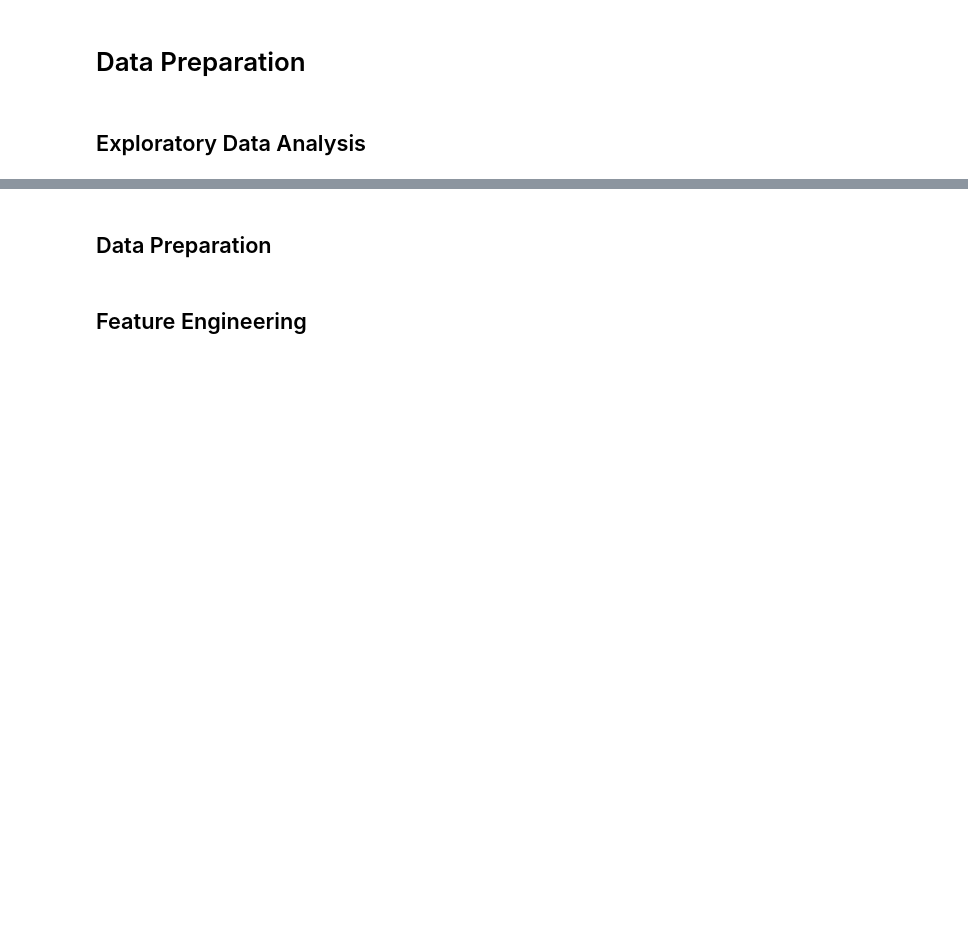
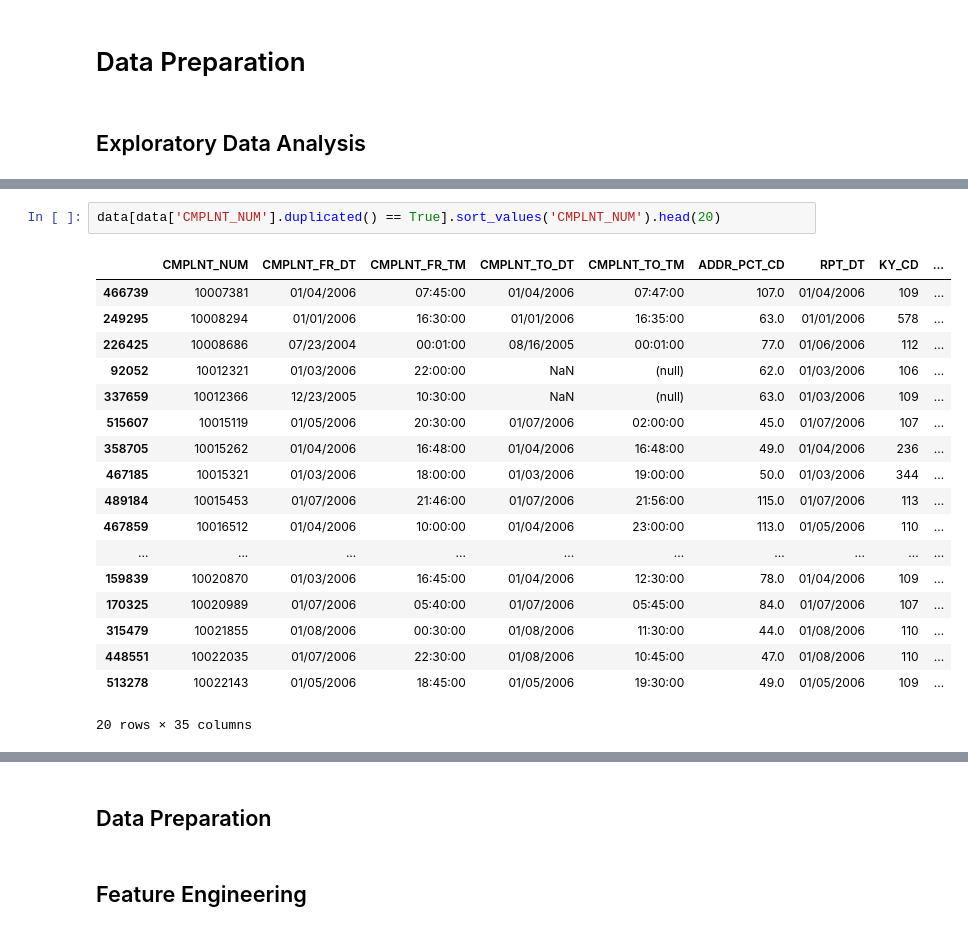
Before and after one commit to scarlettvalentin/nypd_crime, a Jupyter notebook: notebook.ipynb, the cells around one changed output, grey strips where cells are left out. Saved outputs shown, nothing was run; the diff lists cells and outputs as text; blank space fills up the shorter version.

```diff
--- a/notebook.ipynb
+++ b/notebook.ipynb
@@ -44,0 +77,21 @@ memory usage: 2.3+ GB
+# %%
+data[data['CMPLNT_NUM'].duplicated() == True].sort_values('CMPLNT_NUM').head(20)
+# %% [output]
+|  | CMPLNT_NUM | CMPLNT_FR_DT | CMPLNT_FR_TM | CMPLNT_TO_DT | CMPLNT_TO_TM | ADDR_PCT_CD | RPT_DT | KY_CD | ... |
+| 466739 | 10007381 | 01/04/2006 | 07:45:00 | 01/04/2006 | 07:47:00 | 107.0 | 01/04/2006 | 109 | ... |
+| 249295 | 10008294 | 01/01/2006 | 16:30:00 | 01/01/2006 | 16:35:00 | 63.0 | 01/01/2006 | 578 | ... |
+| 226425 | 10008686 | 07/23/2004 | 00:01:00 | 08/16/2005 | 00:01:00 | 77.0 | 01/06/2006 | 112 | ... |
+| 92052 | 10012321 | 01/03/2006 | 22:00:00 | NaN | (null) | 62.0 | 01/03/2006 | 106 | ... |
+| 337659 | 10012366 | 12/23/2005 | 10:30:00 | NaN | (null) | 63.0 | 01/03/2006 | 109 | ... |
+| 515607 | 10015119 | 01/05/2006 | 20:30:00 | 01/07/2006 | 02:00:00 | 45.0 | 01/07/2006 | 107 | ... |
+| 358705 | 10015262 | 01/04/2006 | 16:48:00 | 01/04/2006 | 16:48:00 | 49.0 | 01/04/2006 | 236 | ... |
+| 467185 | 10015321 | 01/03/2006 | 18:00:00 | 01/03/2006 | 19:00:00 | 50.0 | 01/03/2006 | 344 | ... |
+| 489184 | 10015453 | 01/07/2006 | 21:46:00 | 01/07/2006 | 21:56:00 | 115.0 | 01/07/2006 | 113 | ... |
+| 467859 | 10016512 | 01/04/2006 | 10:00:00 | 01/04/2006 | 23:00:00 | 113.0 | 01/05/2006 | 110 | ... |
+| ... | ... | ... | ... | ... | ... | ... | ... | ... | ... |
+| 159839 | 10020870 | 01/03/2006 | 16:45:00 | 01/04/2006 | 12:30:00 | 78.0 | 01/04/2006 | 109 | ... |
+| 170325 | 10020989 | 01/07/2006 | 05:40:00 | 01/07/2006 | 05:45:00 | 84.0 | 01/07/2006 | 107 | ... |
+| 315479 | 10021855 | 01/08/2006 | 00:30:00 | 01/08/2006 | 11:30:00 | 44.0 | 01/08/2006 | 110 | ... |
+| 448551 | 10022035 | 01/07/2006 | 22:30:00 | 01/08/2006 | 10:45:00 | 47.0 | 01/08/2006 | 110 | ... |
+| 513278 | 10022143 | 01/05/2006 | 18:45:00 | 01/05/2006 | 19:30:00 | 49.0 | 01/05/2006 | 109 | ... |
+20 rows × 35 columns
```
Also changed, not shown: parts of 9 cells of this notebook.
